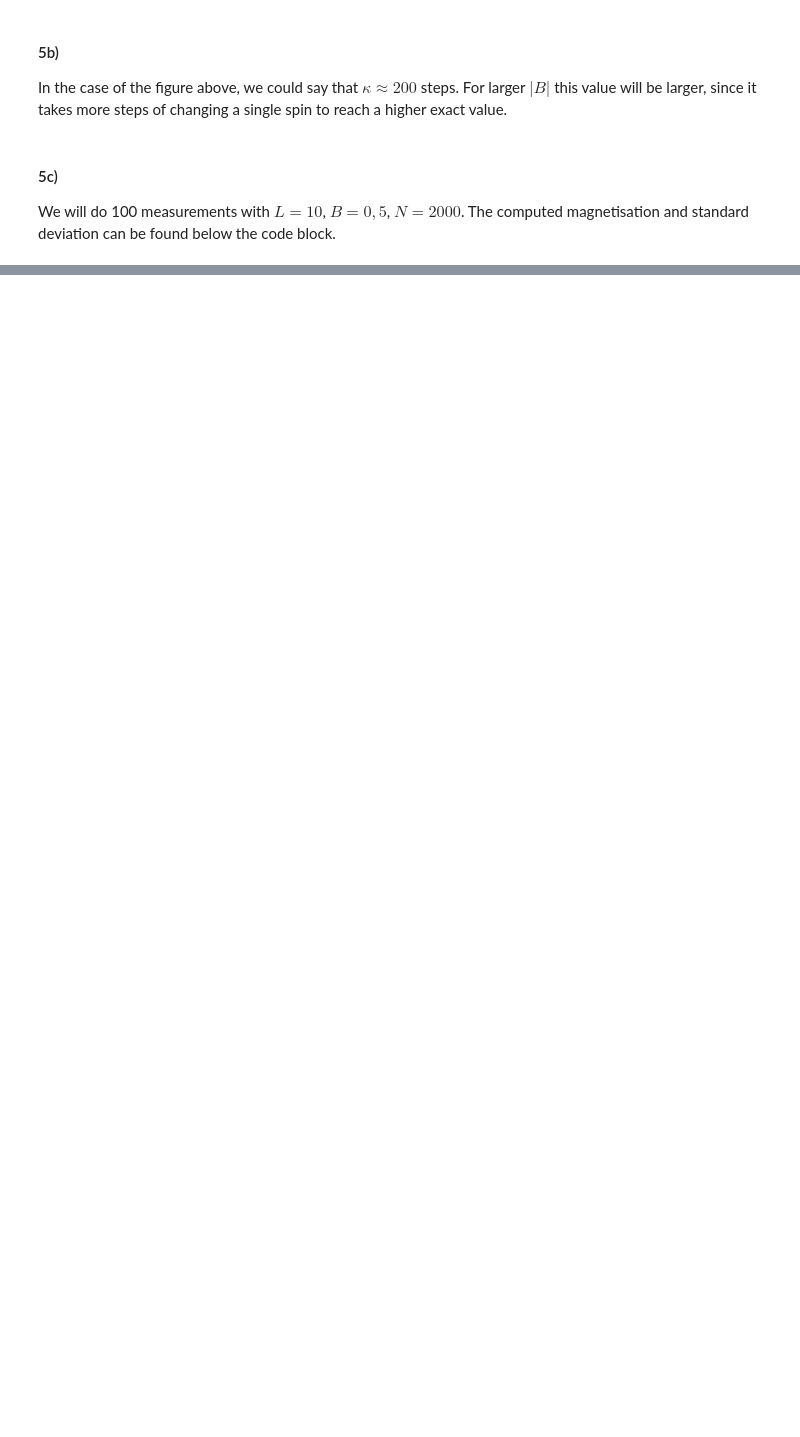
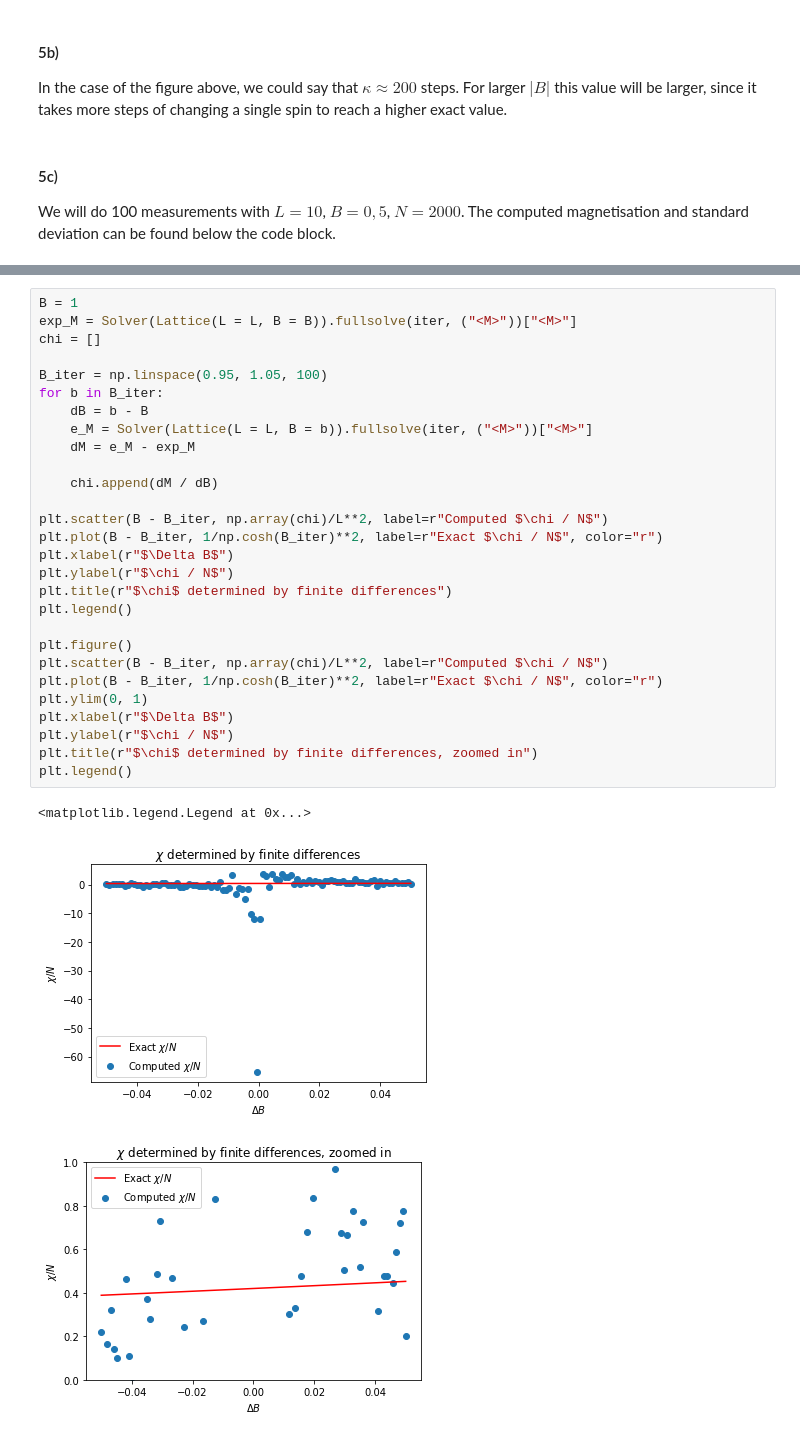
Before and after one commit to KevoSoftworks/computational_physics, a Jupyter notebook: 2_magnetism/magnetism.ipynb, the cells around one changed output, grey strips where cells are left out. Drawn from its saved outputs; the diff is of its cells as text; blank space fills up the shorter version.

```diff
--- a/2_magnetism/magnetism.ipynb
+++ b/2_magnetism/magnetism.ipynb
@@ -184,0 +361,32 @@ Computed: m = 0.457547888888889 ± 0.4340559766022233 (delta m over average M)
+# %%
+B = 1
+exp_M = Solver(Lattice(L = L, B = B)).fullsolve(iter, ("<M>"))["<M>"]
+chi = []
+
+B_iter = np.linspace(0.95, 1.05, 100)
+for b in B_iter:
+    dB = b - B
+    e_M = Solver(Lattice(L = L, B = b)).fullsolve(iter, ("<M>"))["<M>"]
+    dM = e_M - exp_M
+
+    chi.append(dM / dB)
+
+plt.scatter(B - B_iter, np.array(chi)/L**2, label=r"Computed $\chi / N$")
+plt.plot(B - B_iter, 1/np.cosh(B_iter)**2, label=r"Exact $\chi / N$", color="r")
+plt.xlabel(r"$\Delta B$")
+plt.ylabel(r"$\chi / N$")
+plt.title(r"$\chi$ determined by finite differences")
+plt.legend()
+
+plt.figure()
+plt.scatter(B - B_iter, np.array(chi)/L**2, label=r"Computed $\chi / N$")
+plt.plot(B - B_iter, 1/np.cosh(B_iter)**2, label=r"Exact $\chi / N$", color="r")
+plt.ylim(0, 1)
+plt.xlabel(r"$\Delta B$")
+plt.ylabel(r"$\chi / N$")
+plt.title(r"$\chi$ determined by finite differences, zoomed in")
+plt.legend()
+# %% [output]
+<matplotlib.legend.Legend at 0x...>
+[figure, added]
+[figure, added]
```
Also changed, not shown: parts of 22 cells of this notebook, 1 other file.
